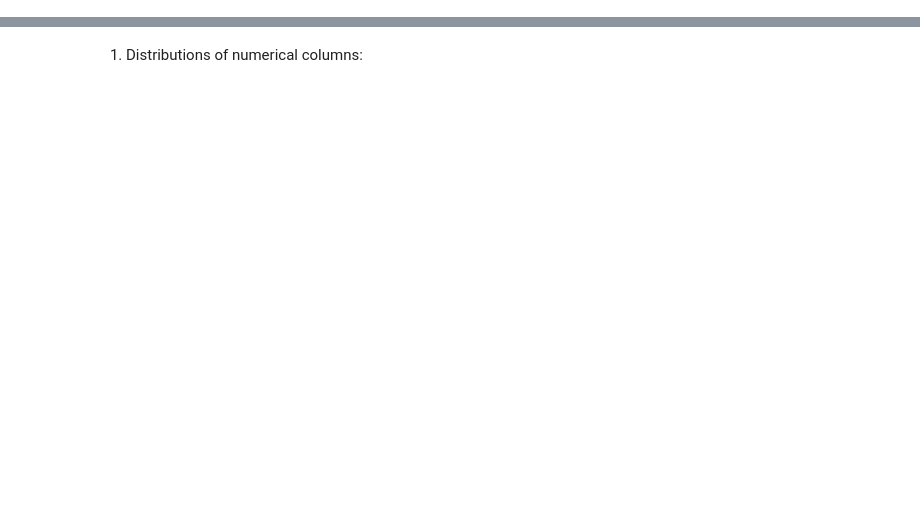
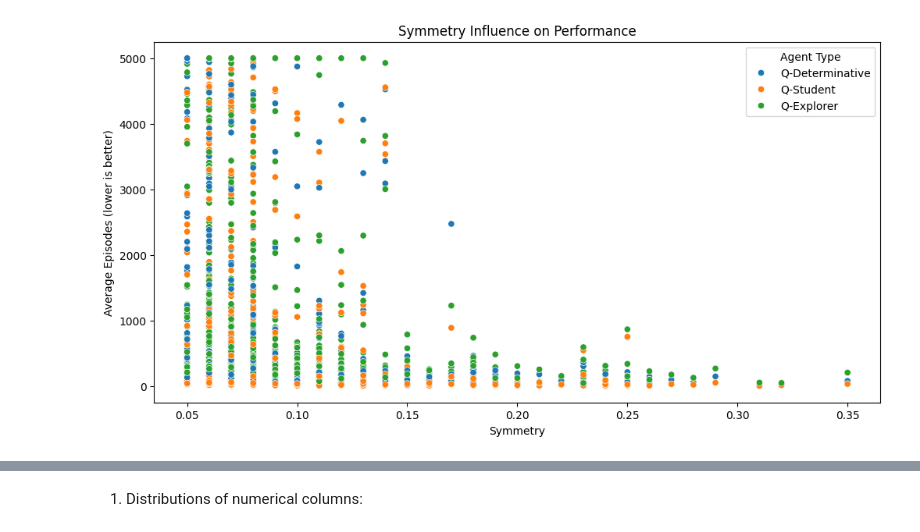
Before and after one commit to Anniegavr/MazeRunner-ML, a Jupyter notebook: EDA/Data_Pipeline.ipynb, the cells around one changed output, grey strips where cells are left out. Cells and saved outputs as stored; diff of their text form; code cells hidden in the pictures; blank space fills up the shorter version.

```diff
--- a/EDA/Data_Pipeline.ipynb
+++ b/EDA/Data_Pipeline.ipynb
@@ -68,0 +119,12 @@ data.drop(columns=['Size'], inplace=True)
+# %%
+# 3. Influence of symmetry on performance
+plt.figure(figsize=(12, 6))
+sns.scatterplot(data=data, x='Symmetry', y='Average Episodes', hue='Agent Type')
+plt.title('Symmetry Influence on Performance')
+plt.ylabel('Average Episodes (lower is better)')
+plt.xlabel('Symmetry')
+plt.legend(title='Agent Type')
+plt.show()
+# Observation: Symmetry might have a greater effect on some agents, possibly affecting Q-explorer more due to higher exploration tendencies.
+# %% [output]
+[figure, added]
```
Also changed, not shown: parts of 26 cells of this notebook.
